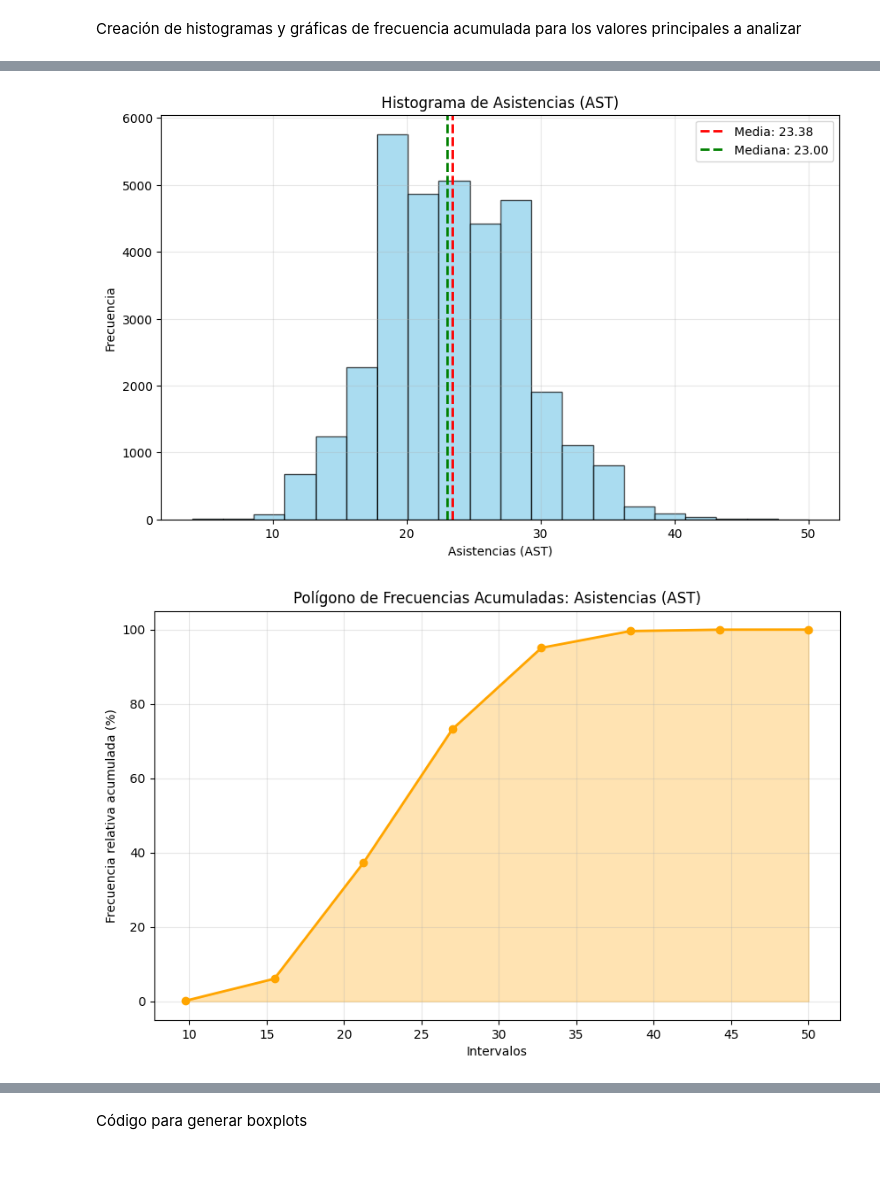
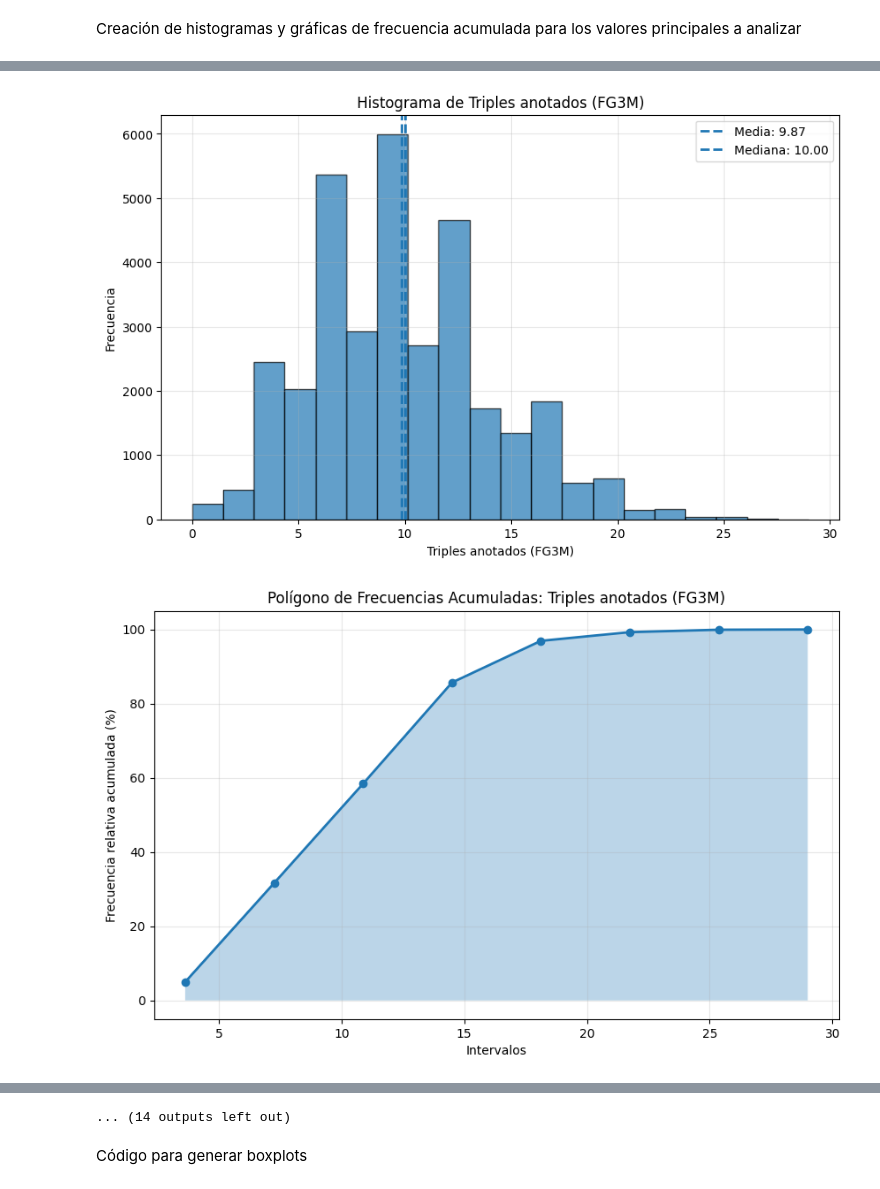
Before and after one commit to ChickenLittle02/NBA_statistics, a Jupyter notebook: Notebook.ipynb, the cells around one changed output, grey strips where cells are left out. Saved outputs shown, nothing was run; the diff lists cells and outputs as text; code cells hidden in the pictures.

Commit message:
agregando nuevas variables al analisis estadistico, hecho hasta la parte de histogramas

```diff
--- a/Notebook.ipynb
+++ b/Notebook.ipynb
@@ -229,7 +260,7 @@ Archivo LaTeX generado: distribucion_WL.tex
 Creación de histogramas y gráficas de frecuencia acumulada para los valores principales a analizar
 # %%
 # ==========================================
-# CELDA 2: HISTOGRAMAS Y POLÍGONOS ACUMULADOS
+# HISTOGRAMAS Y POLÍGONOS ACUMULADOS (EDA)
 # ==========================================
 
 import matplotlib.pyplot as plt
@@ -242,14 +273,41 @@ IMAGE_DIR = "images"
 if SAVE_IMAGES:
     os.makedirs(IMAGE_DIR, exist_ok=True)
 
+# -------------------------------------------------
+# Crear variable derivada FG3A/FGA si no existe
+# -------------------------------------------------
+if "FG3A_FGA" not in df.columns:
+    df["FG3A_FGA"] = df["FG3A"] / df["FGA"]
+
+# -------------------------------------------------
+# Variables finales del análisis
+# -------------------------------------------------
 variables = {
-    "PTS": "Puntos (PTS)",
+    # -------------------------------
+    # Cuantitativas discretas
+    # -------------------------------
+    "PTS": "Puntos totales (PTS)",
+    "FG3M": "Triples anotados (FG3M)",
+    "FG3A": "Triples intentados (FG3A)",
     "AST": "Asistencias (AST)",
-    "REB": "Rebotes (REB)",
-    "FG_PCT": "Porcentaje de tiro (FG_PCT)",
+    "REB": "Rebotes totales (REB)",
+    "STL": "Robos de balón (STL)",
+    "BLK": "Bloqueos (BLK)",
+    "TOV": "Pérdidas de balón (TOV)",
+
+    # -------------------------------
+    # Cuantitativas continuas
+    # -------------------------------
+    "FG_PCT": "Porcentaje de tiro de campo (FG_PCT)",
+    "FG3_PCT": "Porcentaje de triples (FG3_PCT)",
+    "FT_PCT": "Porcentaje de tiros libres (FT_PCT)",
+    "FG3A_FGA": "Proporción de triples intentados (FG3A/FGA)",
     "PLUS_MINUS": "Diferencial de puntos (PLUS_MINUS)"
 }
 
+# -------------------------------------------------
+# Gráficos
+# -------------------------------------------------
 for var, label in variables.items():
     data = df[var].dropna()
 
@@ -263,21 +321,18 @@ for var, label in variables.items():
     plt.hist(
         data,
         bins=20,
-        color="skyblue",
         edgecolor="black",
         alpha=0.7
     )
 
     plt.axvline(
         media,
-        color="red",
         linestyle="--",
         linewidth=2,
         label=f"Media: {media:.2f}"
     )
     plt.axvline(
         mediana,
-        color="green",
         linestyle="--",
         linewidth=2,
         label=f"Mediana: {mediana:.2f}"
@@ -309,14 +364,12 @@ for var, label in variables.items():
     plt.plot(
         bin_edges[1:],
         cumulative_pct,
-        color="orange",
         marker="o",
         linewidth=2
     )
     plt.fill_between(
         bin_edges[1:],
         cumulative_pct,
-        color="orange",
         alpha=0.3
     )
 
@@ -339,2 +392,2 @@ for var, label in variables.items():
-[figure, old version]
+[figure, new version]
-[figure, old version]
+[figure, new version]
@@ -347,3 +402,4 @@ for var, label in variables.items():
+... (14 outputs left out)
 # %% [markdown]
 Código para generar boxplots
 # %%
```
Also changed, not shown: parts of 5 cells of this notebook, 37 other files.
